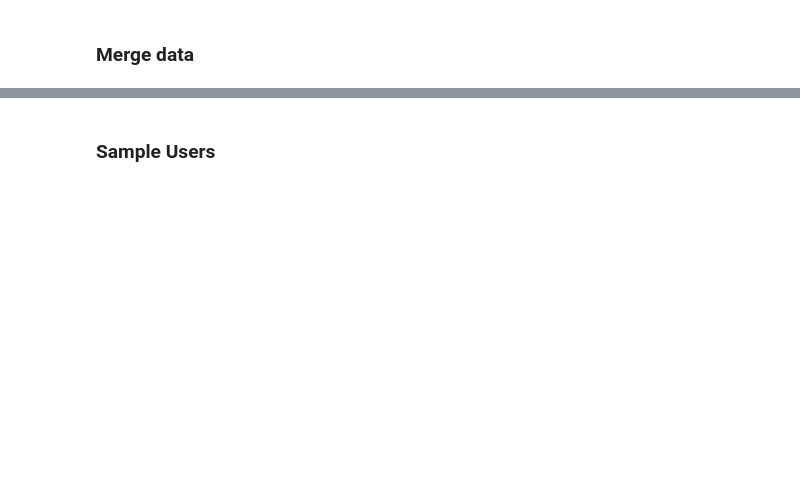
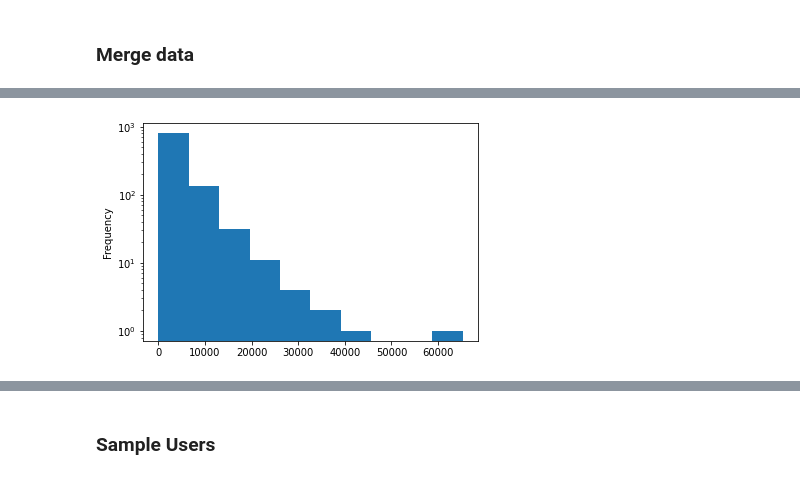
Before and after one commit to MNabegh/mlbd-project, a Jupyter notebook: recommender_system.ipynb, the cells around one changed output, grey strips where cells are left out. Saved outputs shown, nothing was run; the diff lists cells and outputs as text; code cells hidden in the pictures; blank space fills up the shorter version.

```diff
--- a/recommender_system.ipynb
+++ b/recommender_system.ipynb
@@ -150,0 +176,6 @@ matrix_extended.head()
+# %%
+matrix_extended.groupby('user').count()['rating'].plot.hist()
+plt.yscale('log')
+plt.show()
+# %% [output]
+[figure, added]
```
Also changed, not shown: parts of 38 cells of this notebook, 1 other file.
